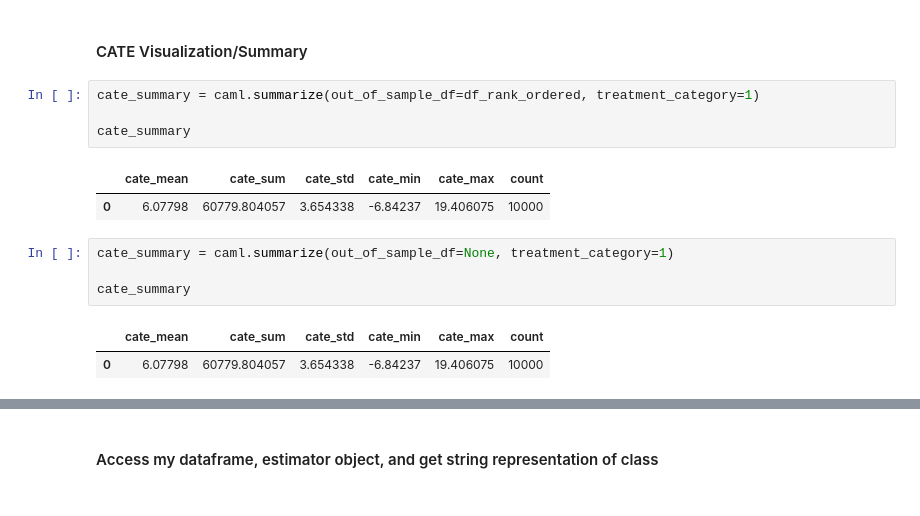
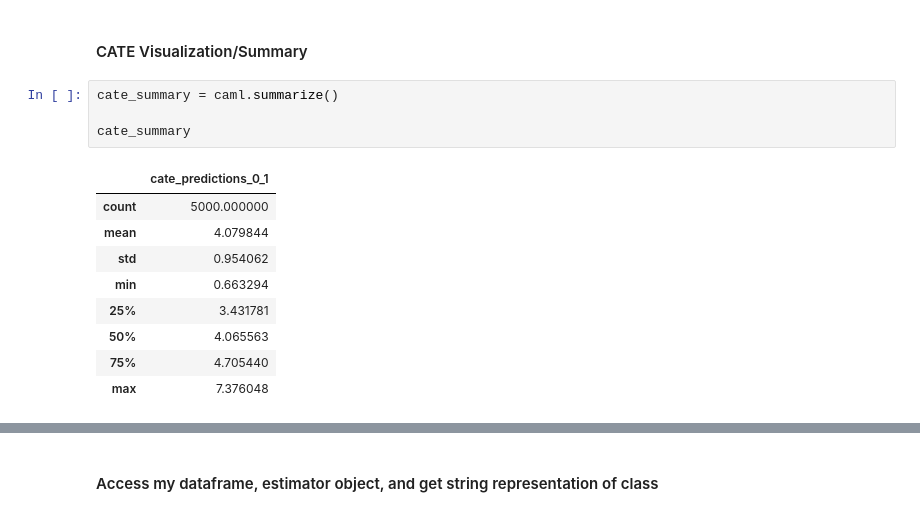
Before and after one commit to jakepenzak/caml, a Jupyter notebook: notebooks/dev/CamlCATE/CamlCATE.ipynb, the cells around one changed output, grey strips where cells are left out. Drawn from its saved outputs; the diff is of its cells as text.

```diff
--- a/notebooks/dev/CamlCATE/CamlCATE.ipynb
+++ b/notebooks/dev/CamlCATE/CamlCATE.ipynb
@@ -369,19 +258,19 @@ caml.dataframe
 # %% [markdown]
 #### CATE Visualization/Summary
 # %%
-cate_summary = caml.summarize(out_of_sample_df=df_rank_ordered, treatment_category=1)
+cate_summary = caml.summarize()
 
 cate_summary
 # %% [output]
-|  | cate_mean | cate_sum | cate_std | cate_min | cate_max | count |
-| 0 | 6.07798 | 60779.804057 | 3.654338 | -6.84237 | 19.406075 | 10000 |
+|  | cate_predictions_0_1 |
+| count | 5000.000000 |
+| mean | 4.079844 |
+| std | 0.954062 |
+| min | 0.663294 |
+| 25% | 3.431781 |
+| 50% | 4.065563 |
+| 75% | 4.705440 |
+| max | 7.376048 |
-# %%
-cate_summary = caml.summarize(out_of_sample_df=None, treatment_category=1)
-
-cate_summary
-# %% [output]
-|  | cate_mean | cate_sum | cate_std | cate_min | cate_max | count |
-| 0 | 6.07798 | 60779.804057 | 3.654338 | -6.84237 | 19.406075 | 10000 |
 # %%
 true_ate
 # %% [output]
```
Also changed, not shown: parts of 28 cells of this notebook, 8 other files.
